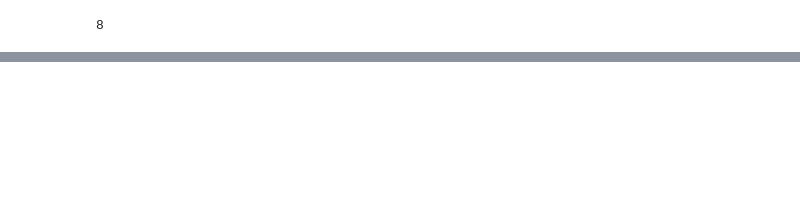
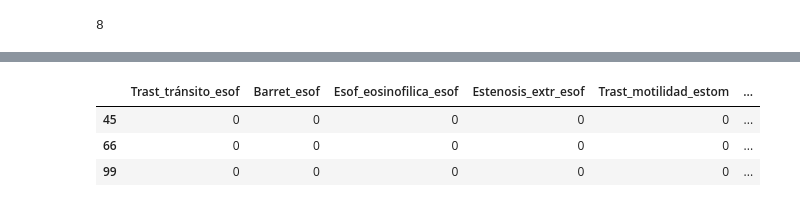
Before and after one commit to Hermenegildo12/Capsula_endoscopia, a Jupyter notebook: Capsula.ipynb, the cells around one changed output, grey strips where cells are left out. Saved outputs shown, nothing was run; the diff lists cells and outputs as text; code cells hidden in the pictures; blank space fills up the shorter version.

```diff
--- a/Capsula.ipynb
+++ b/Capsula.ipynb
@@ -278,0 +404,8 @@ pregunta_1
+# %%
+#Hallazgos para posterior estuido complementario
+uruguay_dolor[uruguay_dolor["Hz_Prueba"]>=1][hz_prueba]
+# %% [output]
+|  | Trast_tránsito_esof | Barret_esof | Esof_eosinofilica_esof | Estenosis_extr_esof | Trast_motilidad_estom | ... |
+| 45 | 0 | 0 | 0 | 0 | 0 | ... |
+| 66 | 0 | 0 | 0 | 0 | 0 | ... |
+| 99 | 0 | 0 | 0 | 0 | 0 | ... |
```
Also changed, not shown: parts of 35 cells of this notebook.
